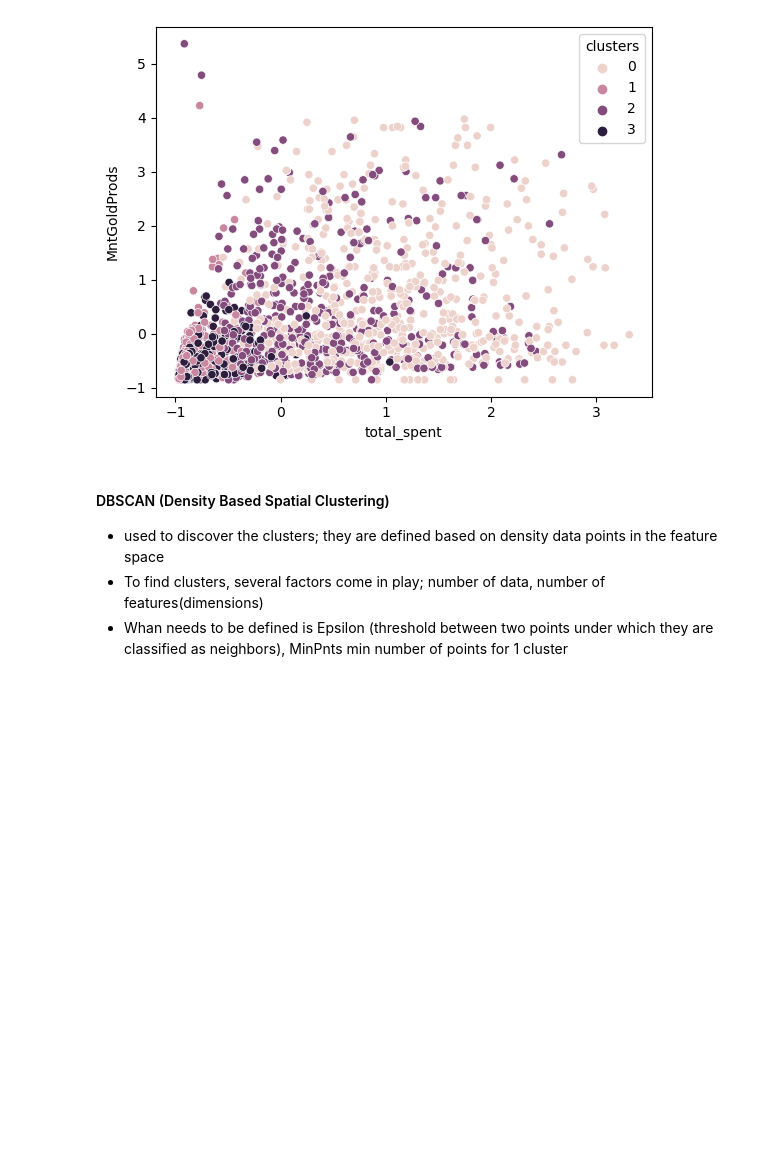
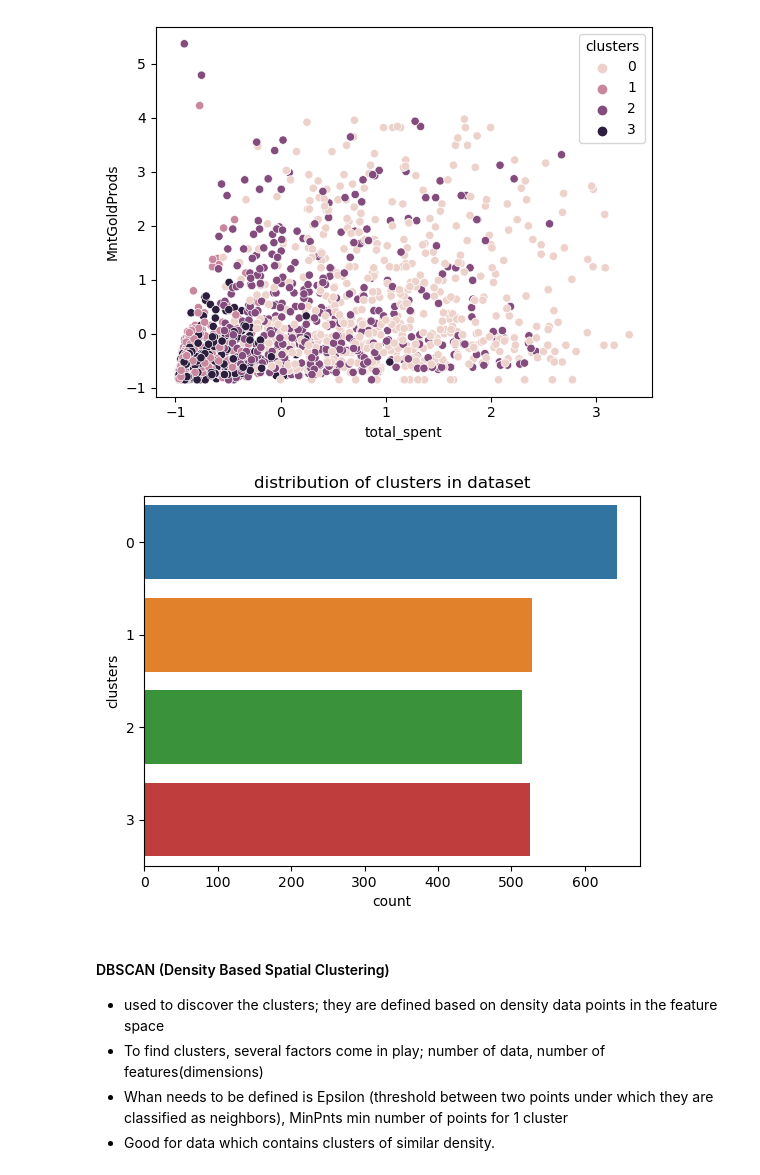
Before and after one commit to tamaricki/Projects, a Jupyter notebook: Customer_analysis_clustering.ipynb, the cells around one changed output. Cells and saved outputs as stored; diff of their text form; code cells hidden in the pictures; blank space fills up the shorter version.

Commit message:
cluster analysis

```diff
--- a/Customer_analysis_clustering.ipynb
+++ b/Customer_analysis_clustering.ipynb
@@ -371,8 +371,16 @@ sns.scatterplot(data=data, x='total_spent', y='MntGoldProds', hue='clusters')
 plt.show()
 # %% [output]
 [figure]
+# %%
+plt.clf()
+sns.countplot(data, y='clusters')
+plt.title('distribution of clusters in dataset')
+plt.show()
+# %% [output]
+[figure, added]
 # %% [markdown]
 #### DBSCAN (Density Based Spatial Clustering)
 - used to discover the clusters; they are defined based on density data points in the feature space
 - To find clusters, several factors come in play; number of data, number of features(dimensions)
 - Whan needs to be defined is Epsilon (threshold between two points under which they are classified as neighbors), MinPnts min number of points for 1 cluster
+- Good for data which contains clusters of similar density.
```
Also changed, not shown: parts of 6 cells of this notebook.
